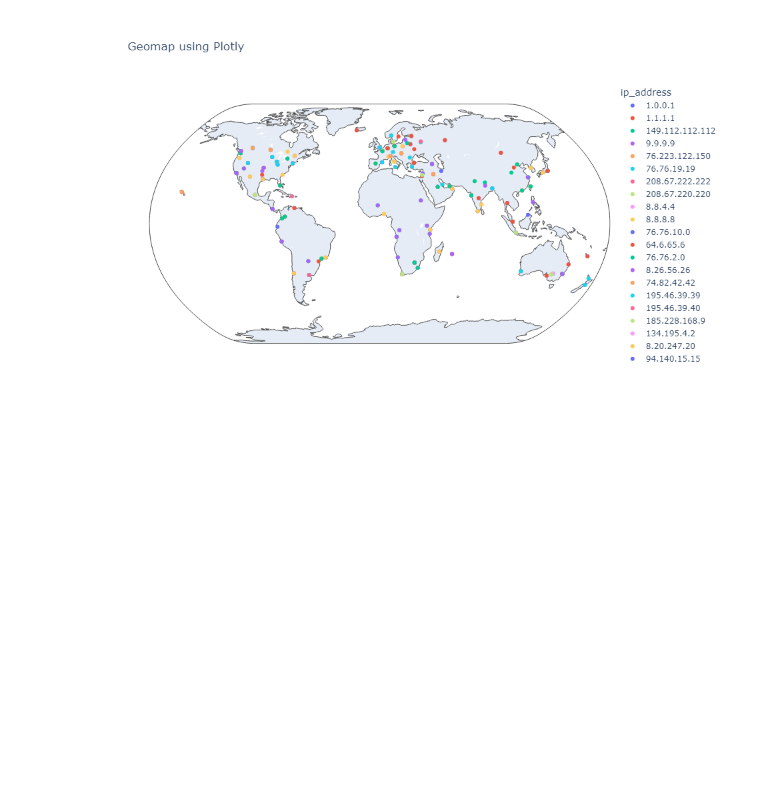
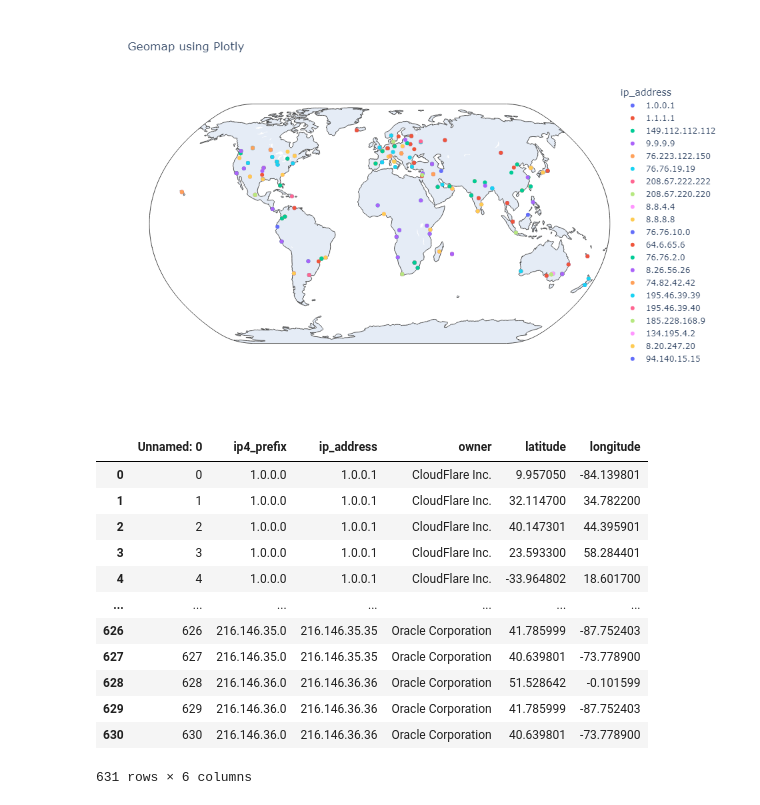
Before and after one commit to ciziliao/distribuicao-de-ips, a Jupyter notebook: Mapa de IP's.ipynb, the cells around one changed output. Cells and saved outputs as stored; diff of their text form; code cells hidden in the pictures; blank space fills up the shorter version.

```diff
--- a/Mapa de IP's.ipynb
+++ b/Mapa de IP's.ipynb
@@ -17,3 +17,19 @@ fig = px.scatter_geo(df,
 fig.update_layout(height=600, width=800)
 # %% [output]
 [figure]
+# %%
+df.head(10000)
+# %% [output]
+|  | Unnamed: 0 | ip4_prefix | ip_address | owner | latitude | longitude |
+| 0 | 0 | 1.0.0.0 | 1.0.0.1 | CloudFlare Inc. | 9.957050 | -84.139801 |
+| 1 | 1 | 1.0.0.0 | 1.0.0.1 | CloudFlare Inc. | 32.114700 | 34.782200 |
+| 2 | 2 | 1.0.0.0 | 1.0.0.1 | CloudFlare Inc. | 40.147301 | 44.395901 |
+| 3 | 3 | 1.0.0.0 | 1.0.0.1 | CloudFlare Inc. | 23.593300 | 58.284401 |
+| 4 | 4 | 1.0.0.0 | 1.0.0.1 | CloudFlare Inc. | -33.964802 | 18.601700 |
+| ... | ... | ... | ... | ... | ... | ... |
+| 626 | 626 | 216.146.35.0 | 216.146.35.35 | Oracle Corporation | 41.785999 | -87.752403 |
+| 627 | 627 | 216.146.35.0 | 216.146.35.35 | Oracle Corporation | 40.639801 | -73.778900 |
+| 628 | 628 | 216.146.36.0 | 216.146.36.36 | Oracle Corporation | 51.528642 | -0.101599 |
+| 629 | 629 | 216.146.36.0 | 216.146.36.36 | Oracle Corporation | 41.785999 | -87.752403 |
+| 630 | 630 | 216.146.36.0 | 216.146.36.36 | Oracle Corporation | 40.639801 | -73.778900 |
+631 rows × 6 columns
```
